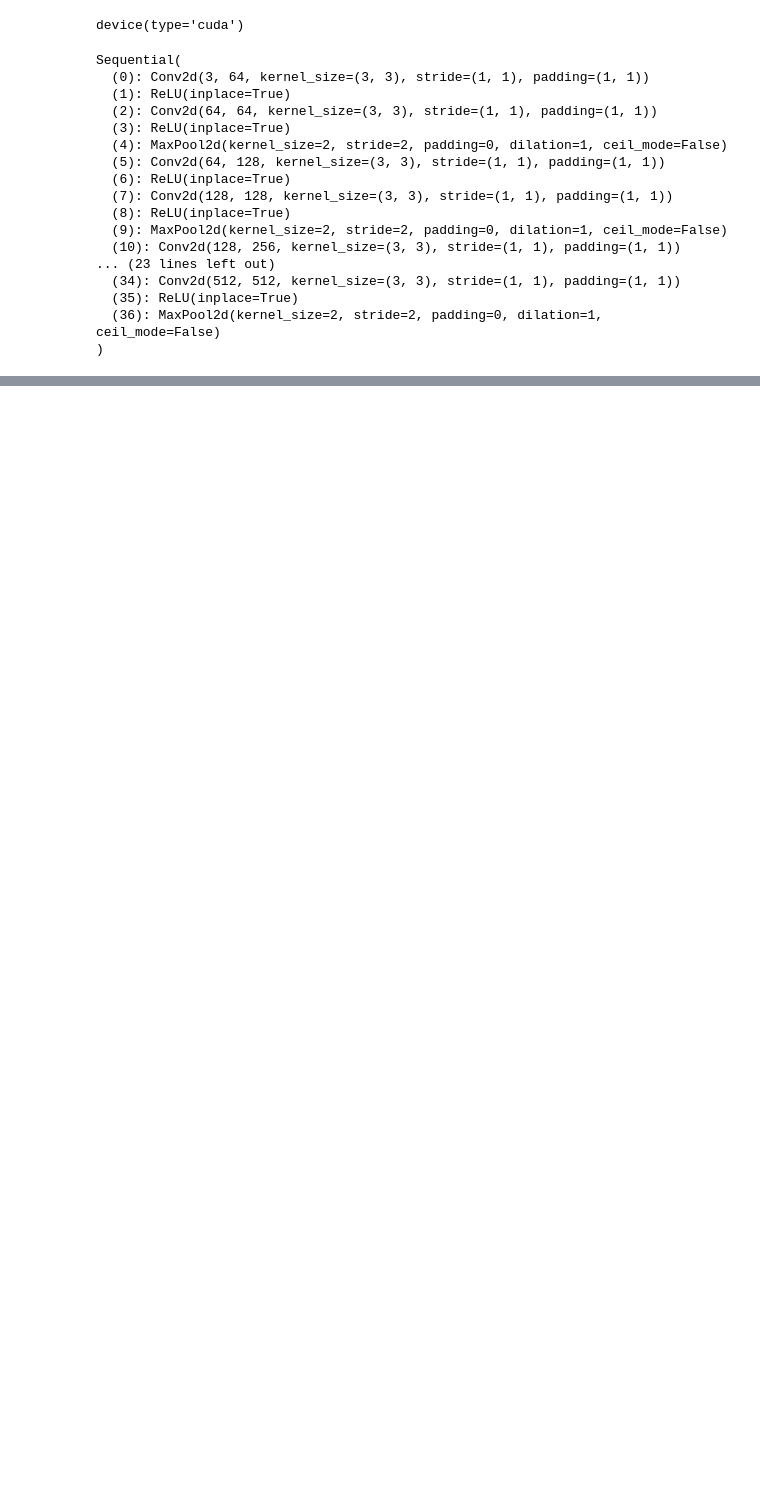
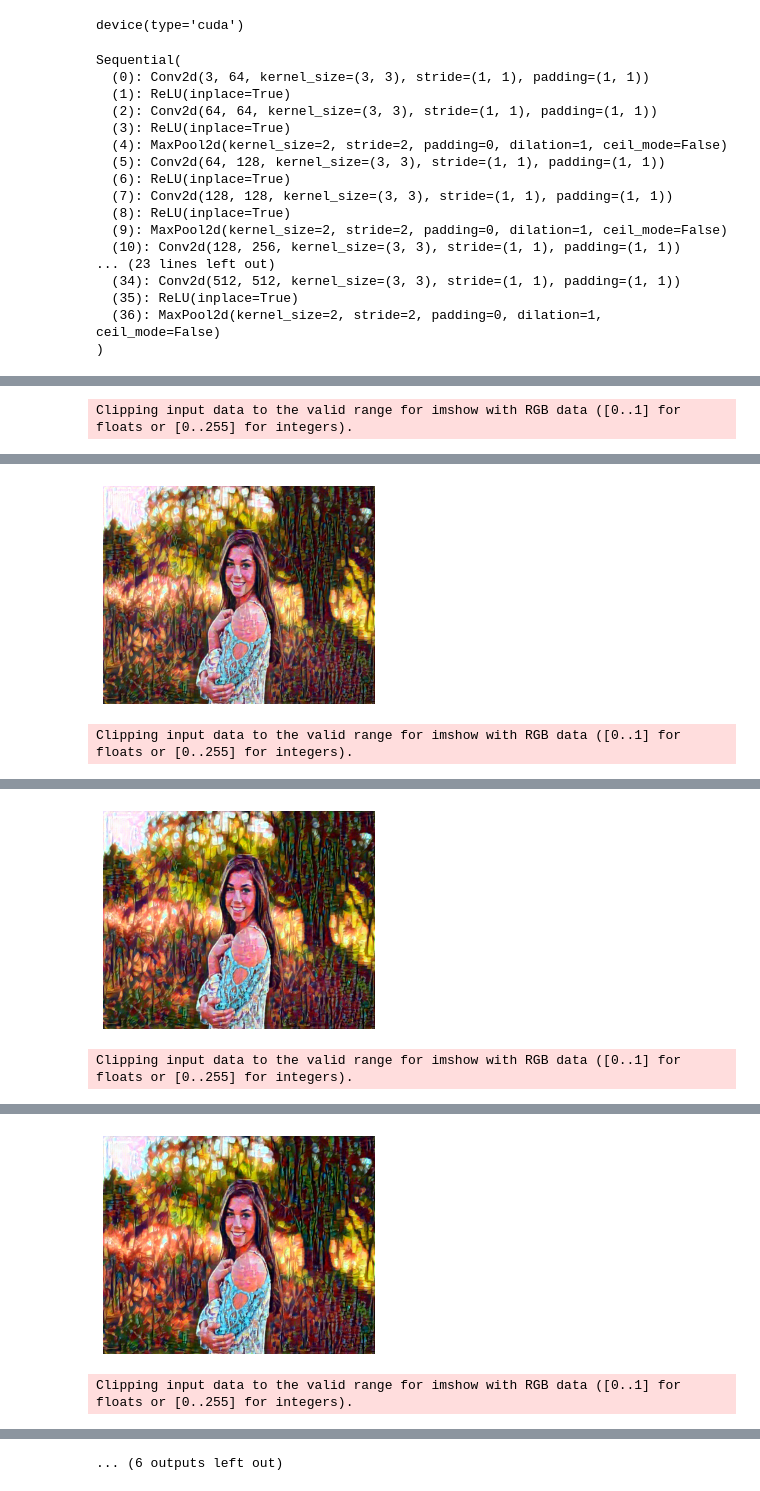
Before and after one commit to soumyajit4419/Deep_Learning_Projects, a Jupyter notebook: Pytorch/Neural_Style_Transfer.ipynb, the cells around one changed output, grey strips where cells are left out. Drawn from its saved outputs; the diff is of its cells as text; code cells hidden in the pictures; blank space fills up the shorter version.

```diff
--- a/Pytorch/Neural_Style_Transfer.ipynb
+++ b/Pytorch/Neural_Style_Transfer.ipynb
@@ -88,0 +142,68 @@ style_image = style_image.to(device)
+# %%
+target = content_image.clone().requires_grad_(True).to(device)
+# %%
+# weights for each style layer
+# weighting earlier layers more will result in *larger* style artifacts
+# notice we are excluding `conv4_2` our content representation
+style_weights = {'conv1_1': 1.,
+                 'conv2_1': 0.75,
+                 'conv3_1': 0.2,
+                 'conv4_1': 0.2,
+                 'conv5_1': 0.2}
+
+content_weight = 1  # alpha
+style_weight = 1e6  # beta
+# %%
+def im_convert(target):
+  image = target.to("cpu").clone().detach()
+  image = image.squeeze()
+  return image
+# %%
+# for displaying the target image, intermittently
+show_every = 500
+
+# iteration hyperparameters
+optimizer = torch.optim.Adam([target], lr=0.003)
+steps = 3000  # decide how many iterations to update your image (5000)
+
+for ii in range(1, steps+1):
+
+    # get the features from your target image
+    target_features = get_features(target, model)
+
+    # the content loss
+    content_loss = torch.mean((target_features['conv4_2'] - content_features['conv4_2'])**2)
+
+    # the style loss
+    # initialize the style loss to 0
+    style_loss = 0
+    # then add to it for each layer's gram matrix loss
+    for layer in style_weights:
+        # get the "target" style representation for the layer
+        target_feature = target_features[layer]
+        target_gram = gram_matrix(target_feature)
+        _, d, h, w = target_feature.shape
+        # get the "style" style representation
+        style_gram = style_grams[layer]
+        # the style loss for one layer, weighted appropriately
+        layer_style_loss = style_weights[layer] * torch.mean((target_gram - style_gram)**2)
+        # add to the style loss
+        style_loss += layer_style_loss / (d * h * w)
+
+    # calculate the *total* loss
+    total_loss = content_weight * content_loss + style_weight * style_loss
+
+    # update your target image
+    optimizer.zero_grad()
+    total_loss.backward()
+    optimizer.step()
+
+    # display intermediate images and print the loss
+    if  ii % show_every == 0:
+        print('Total loss: ', total_loss.item())
+        tag_img = im_convert(target)
+        plt.imshow(tag_img.permute(1,2,0))
+        plt.axis("off")
+        plt.show()
+# %% [output]
+Clipping input data to the valid range for imshow with RGB data ([0..1] for floats or [0..255] for integers).
@@ -88,0 +211,2 @@ style_image = style_image.to(device)
+[figure, added]
+Clipping input data to the valid range for imshow with RGB data ([0..1] for floats or [0..255] for integers).
@@ -88,0 +214,2 @@ style_image = style_image.to(device)
+[figure, added]
+Clipping input data to the valid range for imshow with RGB data ([0..1] for floats or [0..255] for integers).
@@ -88,0 +217,2 @@ style_image = style_image.to(device)
+[figure, added]
+Clipping input data to the valid range for imshow with RGB data ([0..1] for floats or [0..255] for integers).
@@ -88,0 +221 @@ style_image = style_image.to(device)
+... (6 outputs left out)
```
Also changed, not shown: parts of 12 cells of this notebook, 3 other files.
